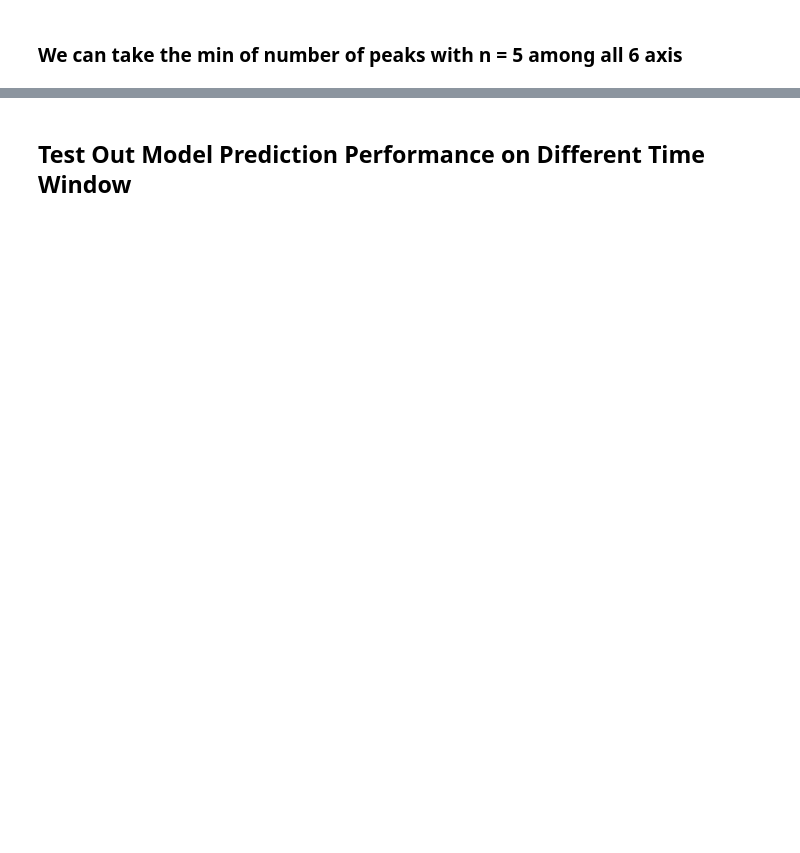
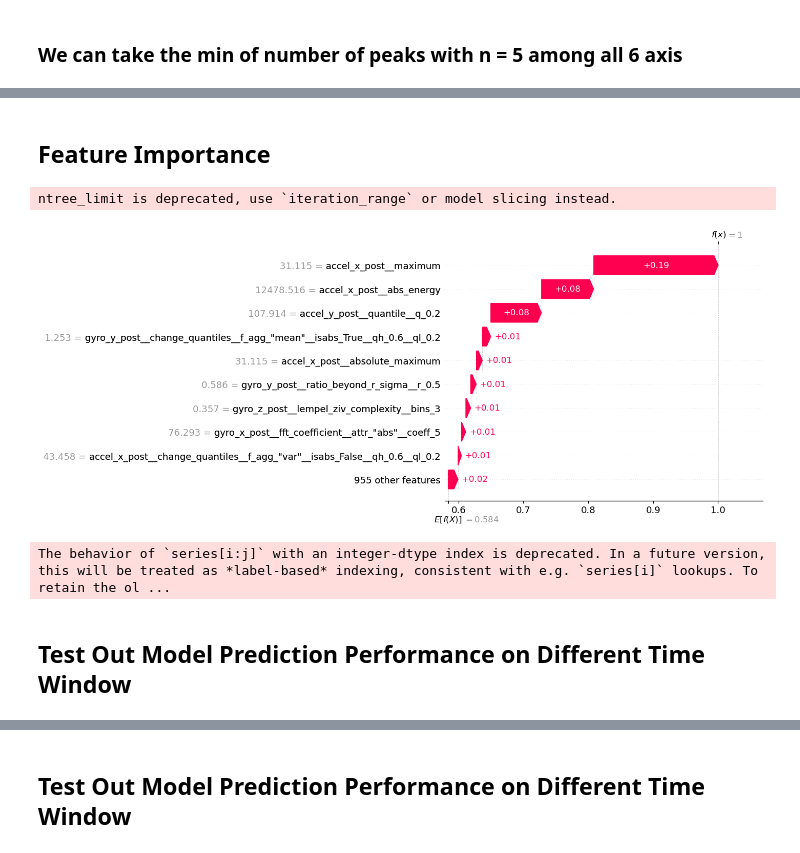
Before and after one commit to spencerkmarley/smu-is614-iot-step-tracker, a Jupyter notebook: notebooks/preprocessing.ipynb, the cells around one changed output, grey strips where cells are left out. Saved outputs shown, nothing was run; the diff lists cells and outputs as text; code cells hidden in the pictures; blank space fills up the shorter version.

```diff
--- a/notebooks/preprocessing.ipynb
+++ b/notebooks/preprocessing.ipynb
@@ -243,3 +265,12 @@ new_cols = [c + '_post' for c in cols]
 df2.loc[df2.uuid == 'songhan_bagstroll_1', 'target'] = True
 # %%
 features = extract_features(df2[['seconds', 'ts_id', *new_cols]], column_id="ts_id", column_sort="seconds").dropna(axis=1)
+# %%
+STEPS_COUNT_FEATURES = [
+    'gyro_x_post__number_peaks__n_5',
+    'gyro_y_post__number_peaks__n_5',
+    'gyro_z_post__number_peaks__n_5'
+]
+
+features['n_steps'] = features[STEPS_COUNT_FEATURES].median()
+#features[train_features, 'n_steps', 'ts_id']
@@ -268,5 +327,7 @@ df_ml.replace(np.inf, np.nan, inplace=True)
+# %%
+X_train, X_test, y_train, y_test = train_test_split(df_ml[feature_columns], df_ml['target'], test_size=0.33, random_state=42)
 # %%
 from sklearn.impute import SimpleImputer
 imp = SimpleImputer(missing_values=np.nan, strategy='mean')
-df_ml[feature_columns] = imp.fit_transform(df_ml[feature_columns])
+X_train[feature_columns] = imp.fit_transform(X_train[feature_columns])
 # %%
@@ -288,2 +342,2 @@ X = imp.fit_transform(X_train)
 # %%
-clf.fit(X, y_train)
+clf.fit(X_train[train_features], y_train)
@@ -299,0 +369,19 @@ for i,v in enumerate(clf.coef_[0]):
+# %% [markdown]
+## Feature Importance
+# %%
+import xgboost
+import shap
+
+# train an XGBoost model
+model = xgboost.XGBRegressor().fit(X_train, y_train)
+
+# explain the model's predictions using SHAP
+# (same syntax works for LightGBM, CatBoost, scikit-learn, transformers, Spark, etc.)
+explainer = shap.Explainer(model)
+shap_values = explainer(X_train)
+
+# visualize the first prediction's explanation
+shap.plots.waterfall(shap_values[-1])
+# %% [output]
+ntree_limit is deprecated, use `iteration_range` or model slicing instead.
+[figure, added]
@@ -299,0 +395,6 @@ for i,v in enumerate(clf.coef_[0]):
+# %%
+train_features = df_feature_importance.feature[:50].values
+# %% [output]
+The behavior of `series[i:j]` with an integer-dtype index is deprecated. In a future version, this will be treated as *label-based* indexing, consistent with e.g. `series[i]` lookups. To retain the ol ...
+# %% [markdown]
+## Test Out Model Prediction Performance on Different Time Window
```
Also changed, not shown: parts of 58 cells of this notebook, 3 other files.
